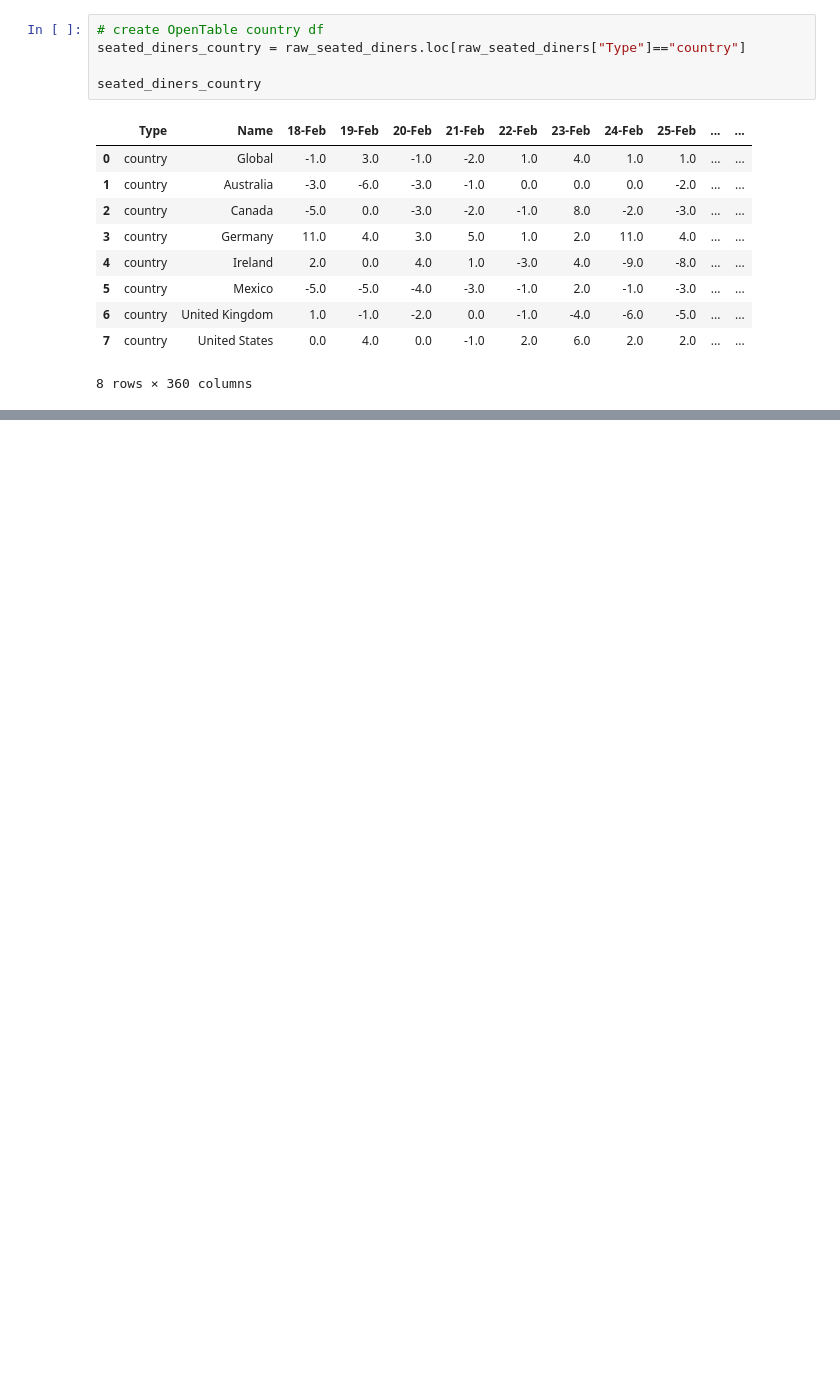
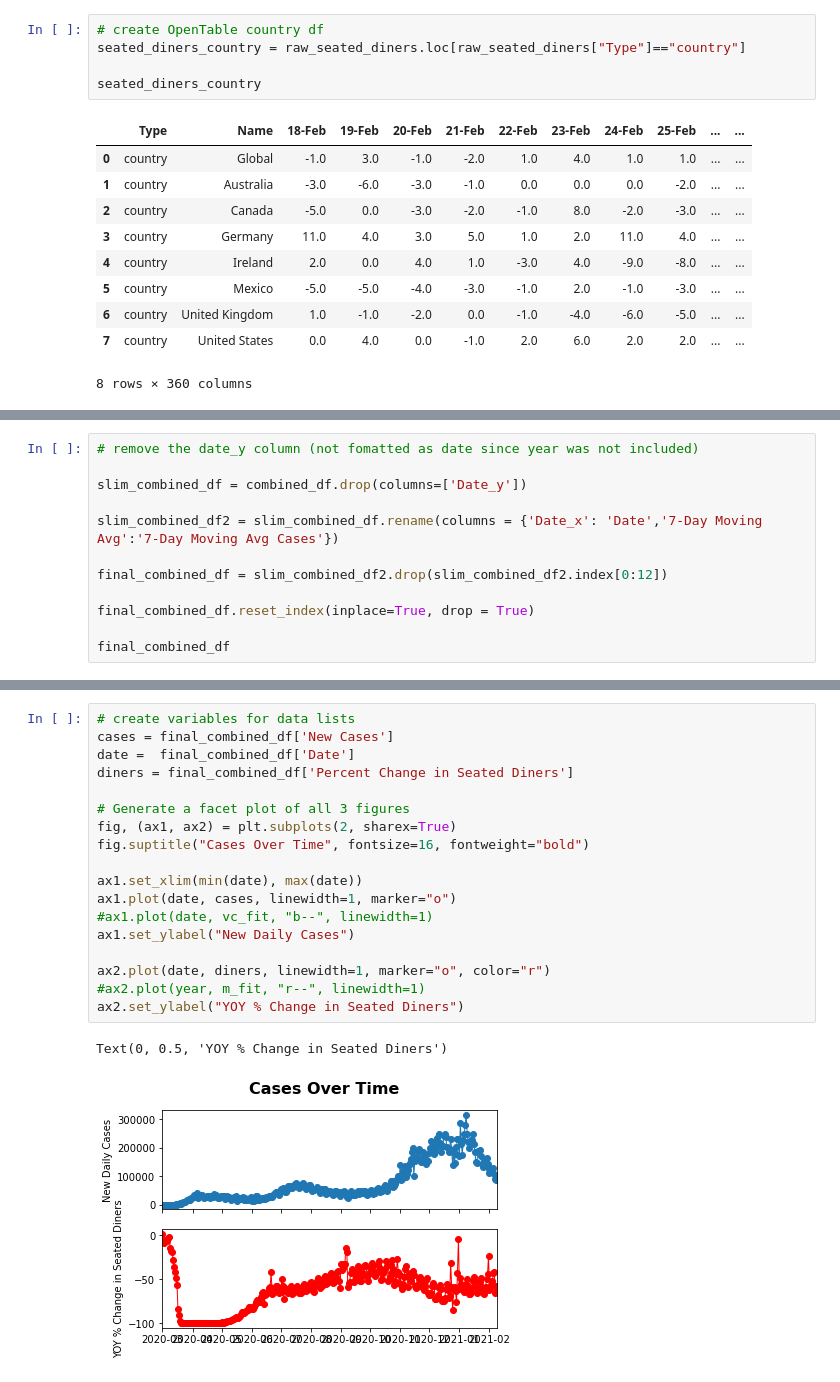
Before and after one commit to apatnoe/Project-1, a Jupyter notebook: OpenTable_Analysis.ipynb, the cells around one changed output, grey strips where cells are left out. Drawn from its saved outputs; the diff is of its cells as text; blank space fills up the shorter version.

```diff
--- a/OpenTable_Analysis.ipynb
+++ b/OpenTable_Analysis.ipynb
@@ -94,0 +144,12 @@ combined_df
+# %%
+# remove the date_y column (not fomatted as date since year was not included)
+
+slim_combined_df = combined_df.drop(columns=['Date_y'])
+
+slim_combined_df2 = slim_combined_df.rename(columns = {'Date_x': 'Date','7-Day Moving Avg':'7-Day Moving Avg Cases'})
+
+final_combined_df = slim_combined_df2.drop(slim_combined_df2.index[0:12])
+
+final_combined_df.reset_index(inplace=True, drop = True)
+
+final_combined_df
@@ -94,0 +170,21 @@ combined_df
+# %%
+# create variables for data lists
+cases = final_combined_df['New Cases']
+date =  final_combined_df['Date']
+diners = final_combined_df['Percent Change in Seated Diners']
+
+# Generate a facet plot of all 3 figures
+fig, (ax1, ax2) = plt.subplots(2, sharex=True)
+fig.suptitle("Cases Over Time", fontsize=16, fontweight="bold")
+
+ax1.set_xlim(min(date), max(date))
+ax1.plot(date, cases, linewidth=1, marker="o")
+#ax1.plot(date, vc_fit, "b--", linewidth=1)
+ax1.set_ylabel("New Daily Cases")
+
+ax2.plot(date, diners, linewidth=1, marker="o", color="r")
+#ax2.plot(year, m_fit, "r--", linewidth=1)
+ax2.set_ylabel("YOY % Change in Seated Diners")
+# %% [output]
+Text(0, 0.5, 'YOY % Change in Seated Diners')
+[figure, added]
```
Also changed, not shown: parts of 11 cells of this notebook, 1 other file.
